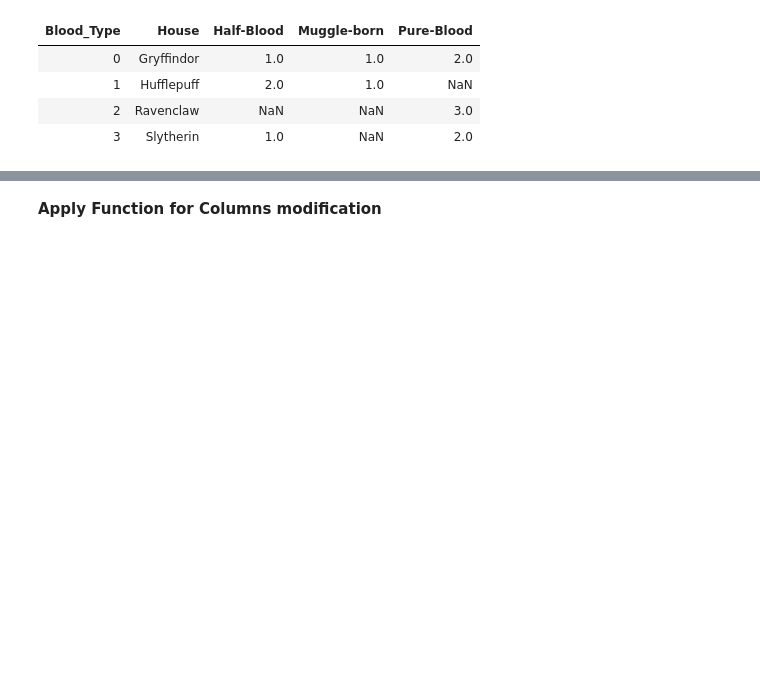
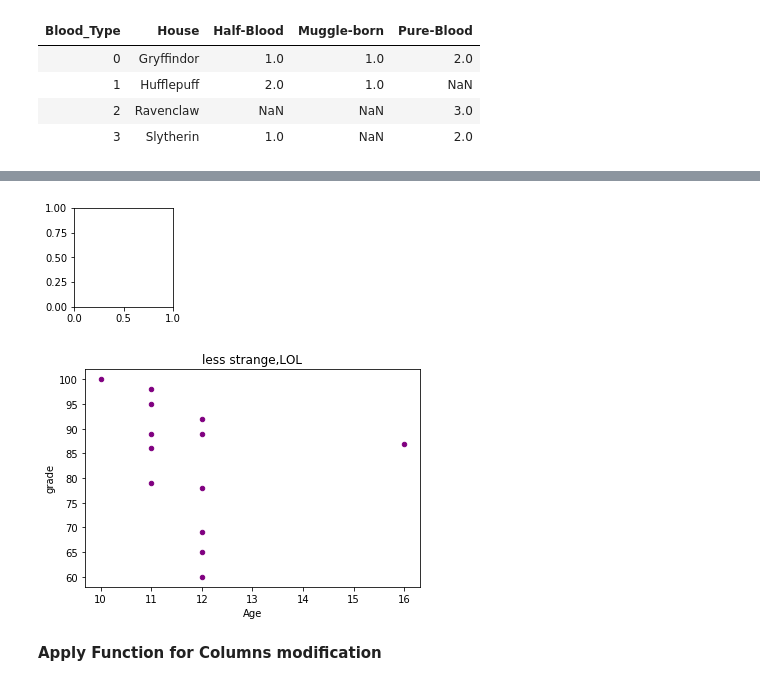
Before and after one commit to akankshauml/Basic-Python, a Jupyter notebook: Pandas.ipynb, the cells around one changed output, grey strips where cells are left out. Saved outputs shown, nothing was run; the diff lists cells and outputs as text; code cells hidden in the pictures; blank space fills up the shorter version.

```diff
--- a/Pandas.ipynb
+++ b/Pandas.ipynb
@@ -711,3 +741,13 @@ pivot
+# %%
+plt.subplot(2,3,4)
+students.plot('Age', 'Grade',color='purple',kind='scatter')
+plt.xlabel('Age')
+plt.ylabel('grade')
+plt.title("less strange,LOL")
+plt.show()
+# %% [output]
+[figure, added]
+[figure, added]
 # %% [markdown]
 **Apply Function for Columns modification**
 # %% [markdown]
```
Also changed, not shown: parts of 4 cells of this notebook.
